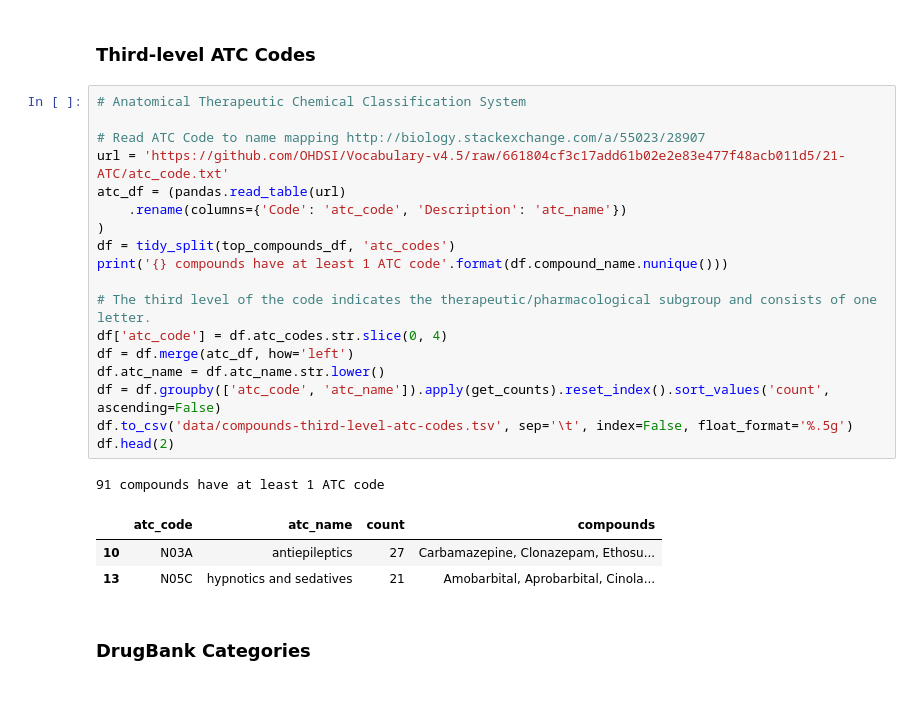
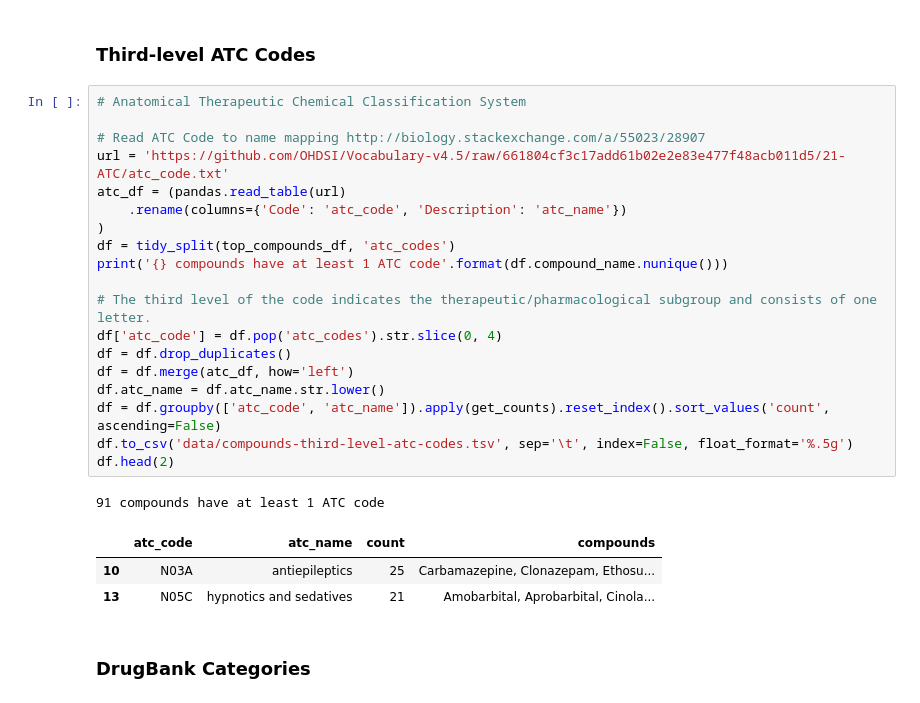
Before and after one commit to dhimmel/rephetio, a Jupyter notebook: epilepsy/3.contribution.ipynb, the cells around one changed output. Cells and saved outputs as stored; diff of their text form.

Commit message:
Fix duplicated compounds for ATC codes

```diff
--- a/epilepsy/3.contribution.ipynb
+++ b/epilepsy/3.contribution.ipynb
@@ -168,25 +168,26 @@ def get_counts(df):
 # %%
 # Anatomical Therapeutic Chemical Classification System
 
 # Read ATC Code to name mapping http://biology.stackexchange.com/a/55023/28907
 url = 'https://github.com/OHDSI/Vocabulary-v4.5/raw/661804cf3c17add61b02e2e83e477f48acb011d5/21-ATC/atc_code.txt'
 atc_df = (pandas.read_table(url)
     .rename(columns={'Code': 'atc_code', 'Description': 'atc_name'})
 )
 df = tidy_split(top_compounds_df, 'atc_codes')
 print('{} compounds have at least 1 ATC code'.format(df.compound_name.nunique()))
 
 # The third level of the code indicates the therapeutic/pharmacological subgroup and consists of one letter.
-df['atc_code'] = df.atc_codes.str.slice(0, 4)
+df['atc_code'] = df.pop('atc_codes').str.slice(0, 4)
+df = df.drop_duplicates()
 df = df.merge(atc_df, how='left')
 df.atc_name = df.atc_name.str.lower()
 df = df.groupby(['atc_code', 'atc_name']).apply(get_counts).reset_index().sort_values('count', ascending=False)
 df.to_csv('data/compounds-third-level-atc-codes.tsv', sep='\t', index=False, float_format='%.5g')
 df.head(2)
 # %% [output]
 91 compounds have at least 1 ATC code
 |  | atc_code | atc_name | count | compounds |
-| 10 | N03A | antiepileptics | 27 | Carbamazepine, Clonazepam, Ethosu... |
+| 10 | N03A | antiepileptics | 25 | Carbamazepine, Clonazepam, Ethosu... |
 | 13 | N05C | hypnotics and sedatives | 21 | Amobarbital, Aprobarbital, Cinola... |
 # %% [markdown]
 ### DrugBank Categories
```
Also changed, not shown: 1 other file.
